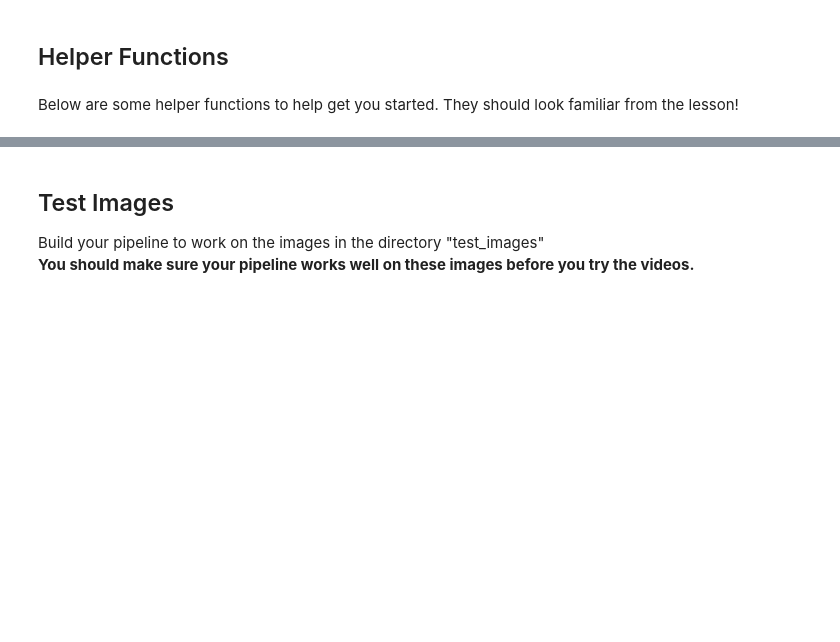
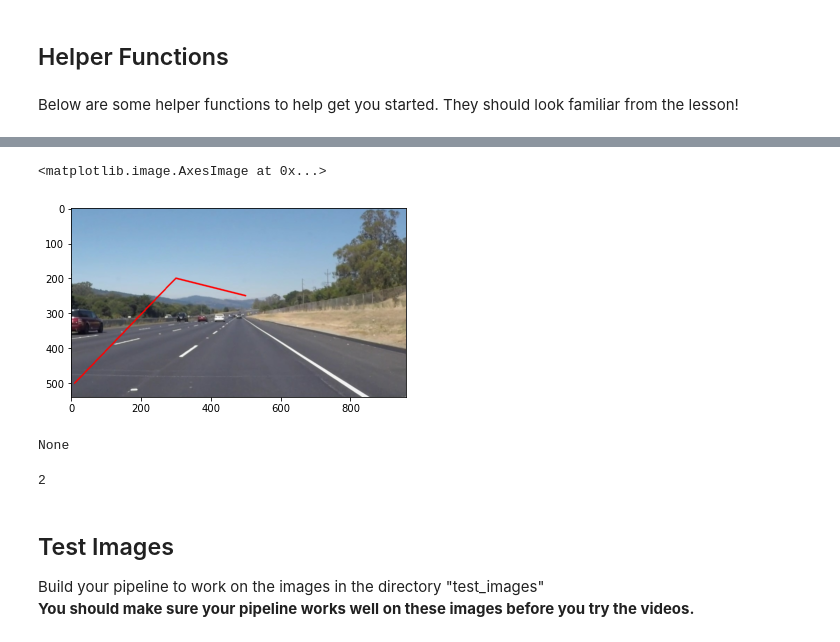
Before and after one commit to ChoKasem/LaneLines-Detection, a Jupyter notebook: P1.ipynb, the cells around one changed output, grey strips where cells are left out. Cells and saved outputs as stored; diff of their text form; code cells hidden in the pictures; blank space fills up the shorter version.

```diff
--- a/P1.ipynb
+++ b/P1.ipynb
@@ -175,3 +264,25 @@ def weighted_img(img, initial_img, α=0.8, β=1., γ=0.):
+# %%
+image = mpimg.imread('test_images/solidWhiteRight.jpg')
+pts = np.array(sorted([[10,500],[500,250],[300,200]]), np.int32)
+# pts = np.sort(pts, axis = 1)
+cv2.polylines(image, [pts], False, (255,0,0), 3)
+plt.imshow(image)
+# %% [output]
+<matplotlib.image.AxesImage at 0x...>
+[figure, added]
+# %%
+arr = [[10,500],[500,250],[300,200]]
+print(arr.sort())
+arr.append([2,3])
+# %% [output]
+None
+# %%
+# x = np.array([1,2,3,4])
+# y = np.array([7,8,9,6])
+# np.sum(y*x) - np.size(x)*np.mean(y)*np.mean(x)
+min(2,4,5,3)
+# %% [output]
+2
 # %% [markdown]
 ## Test Images
 
```
Also changed, not shown: parts of 5 cells of this notebook, 1 other file.
